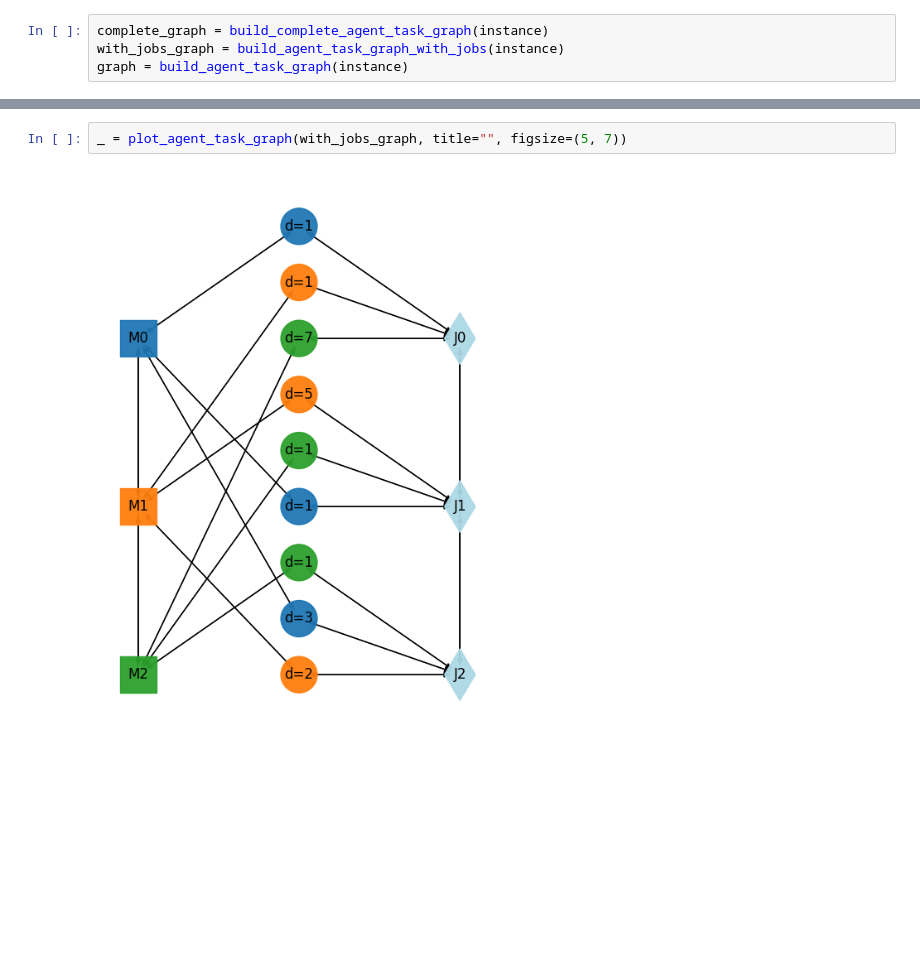
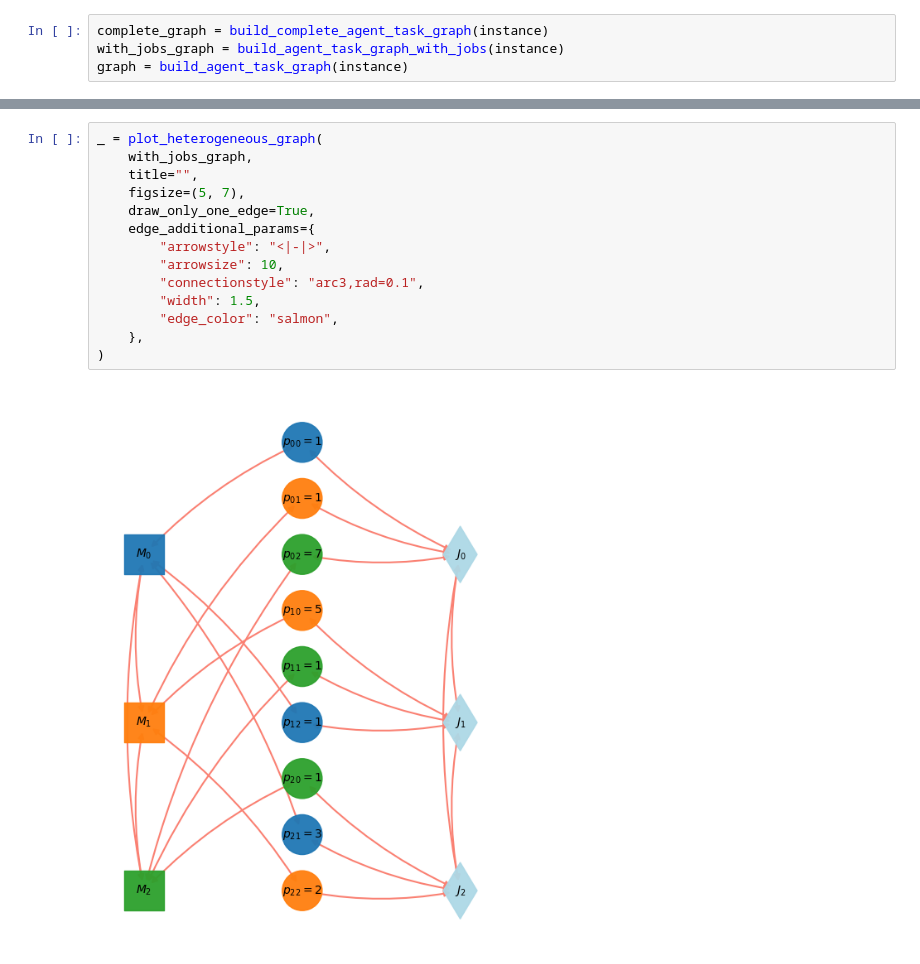
Before and after one commit to Pabloo22/job_shop_lib, a Jupyter notebook: docs/source/examples/07-Agent-Task-Graph.ipynb, the cells around one changed output, grey strips where cells are left out. Drawn from its saved outputs; the diff is of its cells as text; blank space fills up the shorter version.

```diff
--- a/docs/source/examples/07-Agent-Task-Graph.ipynb
+++ b/docs/source/examples/07-Agent-Task-Graph.ipynb
@@ -31,5 +31,17 @@ _ = plot_agent_task_graph(complete_graph, title="", figsize=(5, 7))
-# %%
-_ = plot_agent_task_graph(with_jobs_graph, title="", figsize=(5, 7))
-# %% [output]
-[figure, removed]
+# %%
+_ = plot_heterogeneous_graph(
+    with_jobs_graph,
+    title="",
+    figsize=(5, 7),
+    draw_only_one_edge=True,
+    edge_additional_params={
+        "arrowstyle": "<|-|>",
+        "arrowsize": 10,
+        "connectionstyle": "arc3,rad=0.1",
+        "width": 1.5,
+        "edge_color": "salmon",
+    },
+)
+# %% [output]
+[figure, added]
 # %%
```
Also changed, not shown: parts of 4 cells of this notebook, 14 other files.
